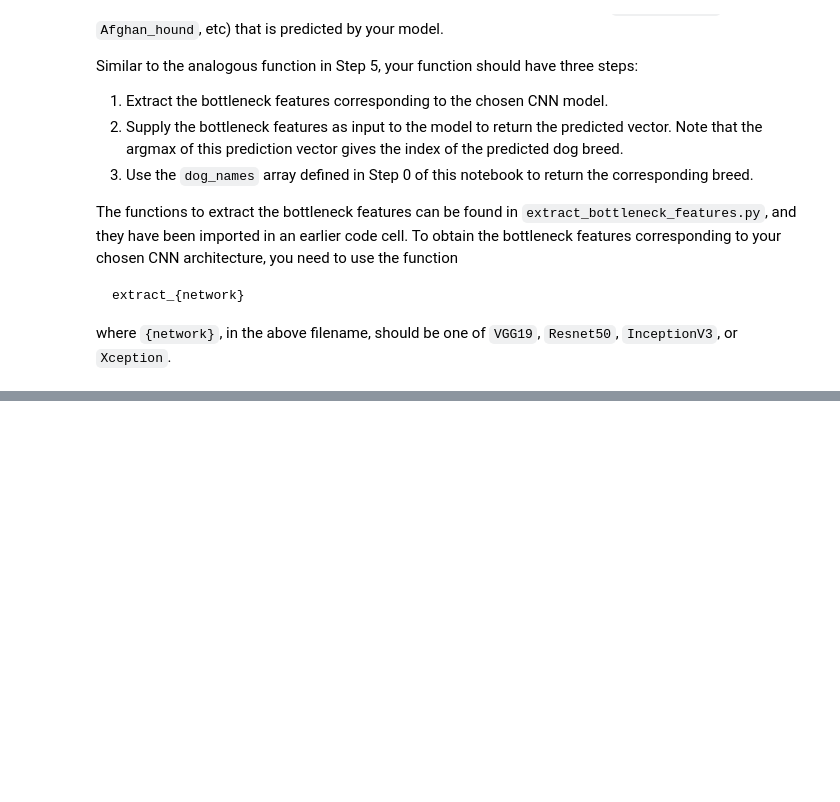
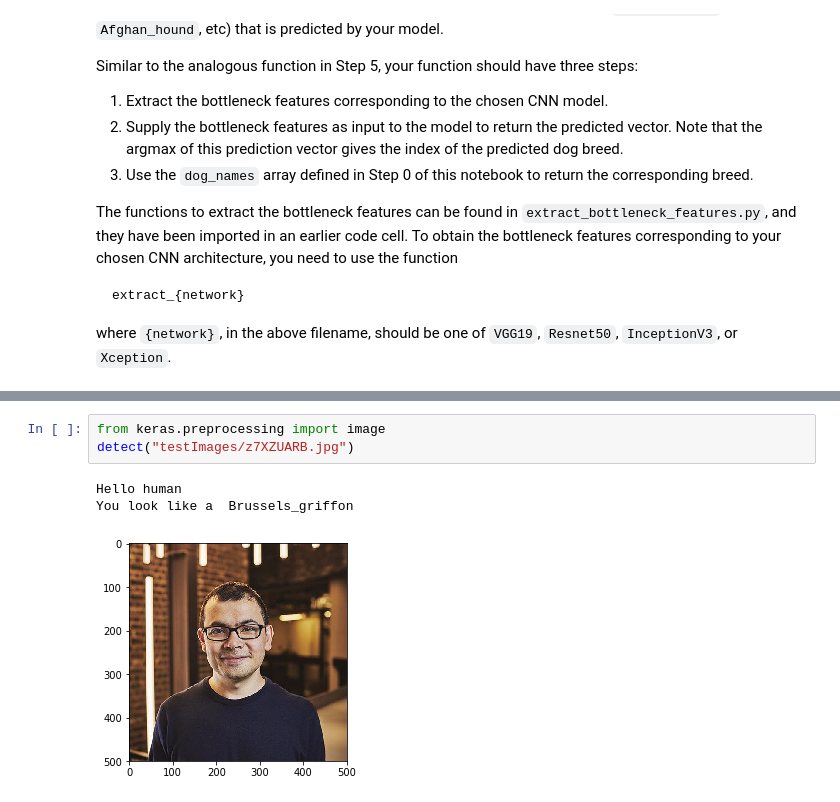
Before and after one commit to Worulz/AIND-2017, a Jupyter notebook: dog-project/dog_app.ipynb, the cells around one changed output, grey strips where cells are left out. Saved outputs shown, nothing was run; the diff lists cells and outputs as text; blank space fills up the shorter version.

```diff
--- a/dog-project/dog_app.ipynb
+++ b/dog-project/dog_app.ipynb
@@ -682,0 +947,7 @@ __Answer:__
+# %%
+from keras.preprocessing import image
+detect("testImages/z7XZUARB.jpg")
+# %% [output]
+Hello human
+You look like a  Brussels_griffon
+[figure, added]
```
Also changed, not shown: parts of 36 cells of this notebook, 6 other files.
